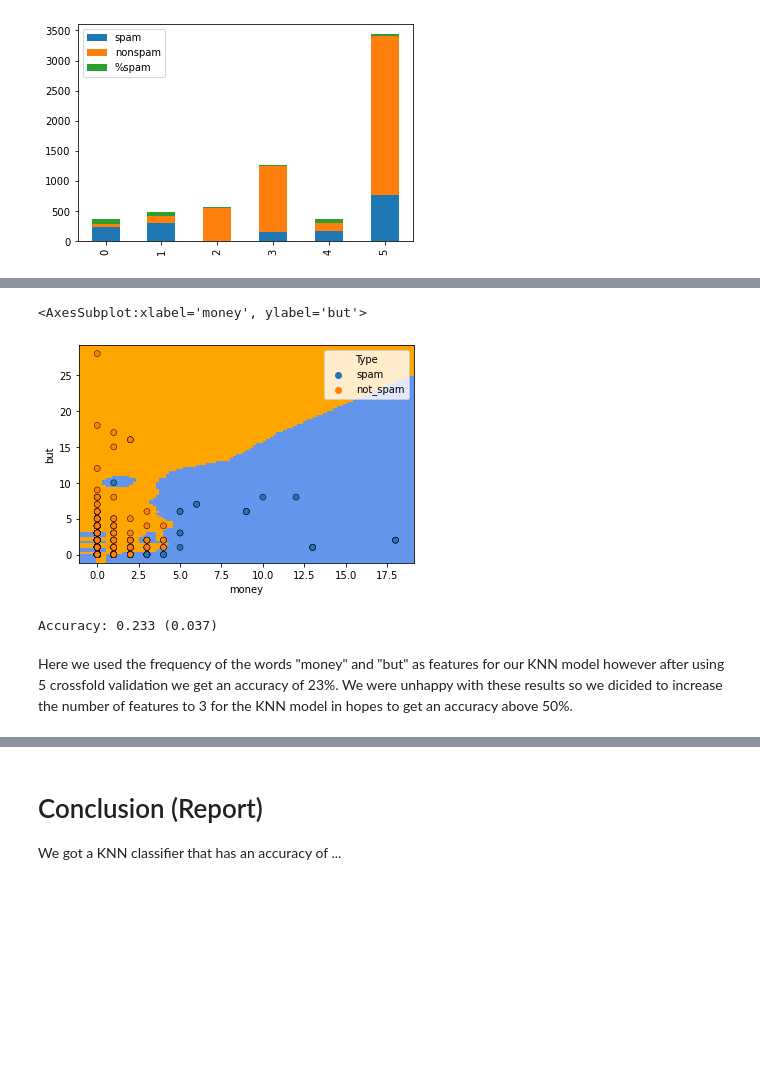
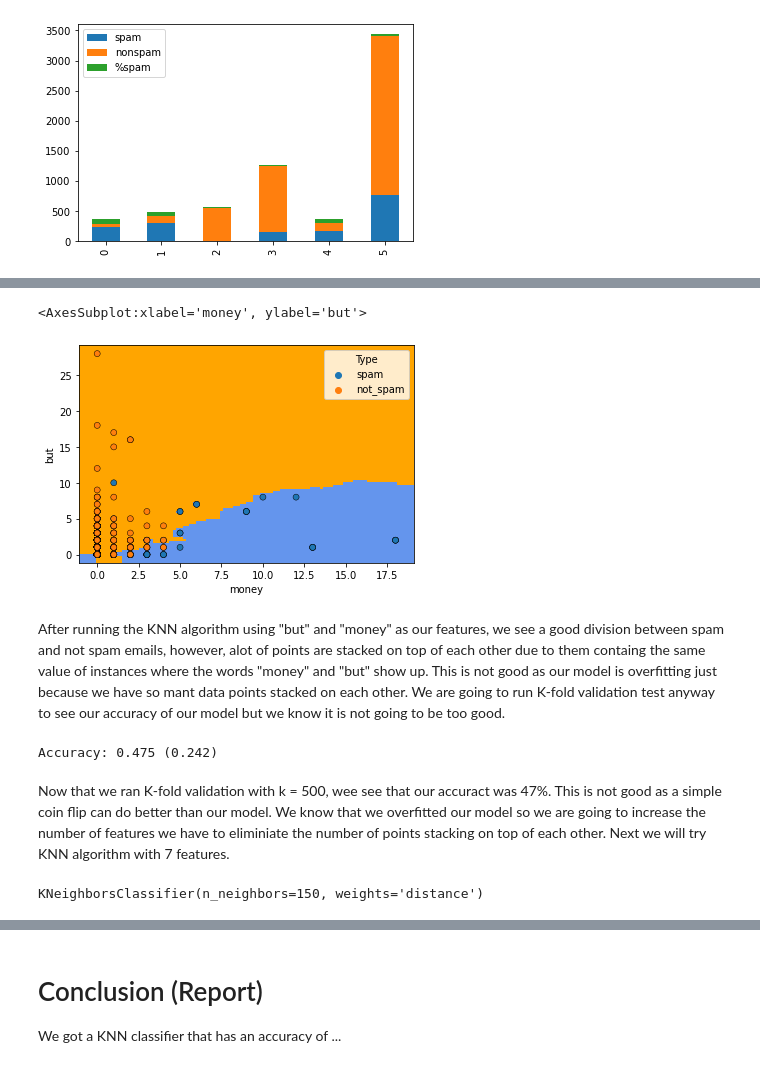
Before and after one commit to frab6562/CS105-Final_Project, a Jupyter notebook: Final_Project.ipynb, the cells around one changed output, grey strips where cells are left out. Drawn from its saved outputs; the diff is of its cells as text; code cells hidden in the pictures; blank space fills up the shorter version.

```diff
--- a/Final_Project.ipynb
+++ b/Final_Project.ipynb
@@ -79,37 +79,39 @@ from matplotlib.colors import ListedColormap
 from sklearn import neighbors, datasets
 from sklearn.inspection import DecisionBoundaryDisplay
 
-n_neighbors = 3
+n_neighbors = 100
 
 Spam_features = spam[['money' , 'but', 'Type']]
 Not_spam_features = not_spam[['money', 'but', 'Type']]
 
 features = pd.concat([Spam_features,Not_spam_features])
 features = features.drop([0])
 
 X = features[['money', 'but']]
 y = features['Type']
 
 cmap_light = ListedColormap(["orange", "cyan", "cornflowerblue"])
 
 clf = neighbors.KNeighborsClassifier(n_neighbors, weights= "distance")
 clf.fit(X, y)
 
 _, ax = plt.subplots()
 DecisionBoundaryDisplay.from_estimator(
         clf,
         X,
         cmap=cmap_light,
         ax=ax,
         response_method="predict",
         plot_method="pcolormesh",
         shading="auto",
     )
 
 sns.scatterplot( data = features, x = "money", y = "but", hue = "Type", alpha=1.0, edgecolor="black")
 # %% [output]
 <AxesSubplot:xlabel='money', ylabel='but'>
-[figure, old version]
+[figure, new version]
+# %% [markdown]
+After running the KNN algorithm using "but" and "money" as our features, we see a good division between spam and not spam emails, however, alot of points are stacked on top of each other due to them containg the same value of instances where the words "money" and "but" show up. This is not good as our model is overfitting just because we have so mant data points stacked on each other. We are going to run K-fold validation test anyway to see our accuracy of our model but we know it is not going to be too good.
 # %%
 from sklearn.model_selection import cross_validate
 from sklearn.model_selection import cross_val_score
@@ -118,9 +120,27 @@ from numpy import mean
 from numpy import std
 %matplotlib inline
 
-scores = cross_val_score(clf, X, y, scoring= 'accuracy', cv=5)
+scores = cross_val_score(clf, X, y, scoring= 'accuracy', cv=500)
 print('Accuracy: %.3f (%.3f)' % (mean(scores), std(scores)))
 # %% [output]
-Accuracy: 0.233 (0.037)
+Accuracy: 0.475 (0.242)
-# %% [markdown]
-Here we used the frequency of the words "money" and "but" as features for our KNN model however after using 5 crossfold validation we get an accuracy of 23%. We were unhappy with these results so we dicided to increase the number of features to 3 for the KNN model in hopes to get an accuracy above 50%.
+# %% [markdown]
+Now that we ran K-fold validation with k = 500, wee see that our accuract was 47%. This is not good as a simple coin flip can do better than our model. We know that we overfitted our model so we are going to increase the number of features we have to eliminiate the number of points stacking on top of each other. Next we will try KNN algorithm with 7 features.
+# %%
+n_neighbors = 150
+
+Spam_features = spam[['money' , 'but', 'send', '=', 'can', 'free', 'name', 'not', 'which','Type']]
+Not_spam_features = not_spam[['money', 'but', 'send', '=', 'can', 'free' , 'name', 'not', 'which','Type']]
+
+features = pd.concat([Spam_features,Not_spam_features])
+features = features.drop([0])
+
+X = features[['money', 'but', 'send', '=', 'can', 'free','name','not','which']]
+y = features['Type']
+
+cmap_light = ListedColormap(["orange", "cyan", "cornflowerblue"])
+
+clf = neighbors.KNeighborsClassifier(n_neighbors, weights= "distance")
+clf.fit(X, y)
+# %% [output]
+KNeighborsClassifier(n_neighbors=150, weights='distance')
```
Also changed, not shown: parts of 3 cells of this notebook.
